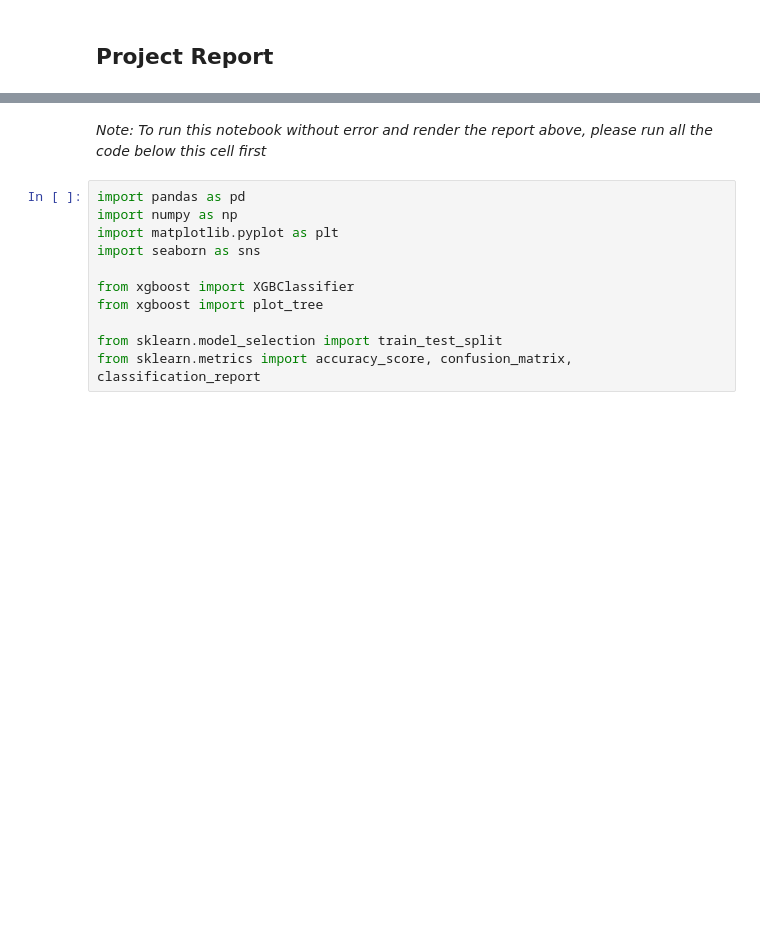
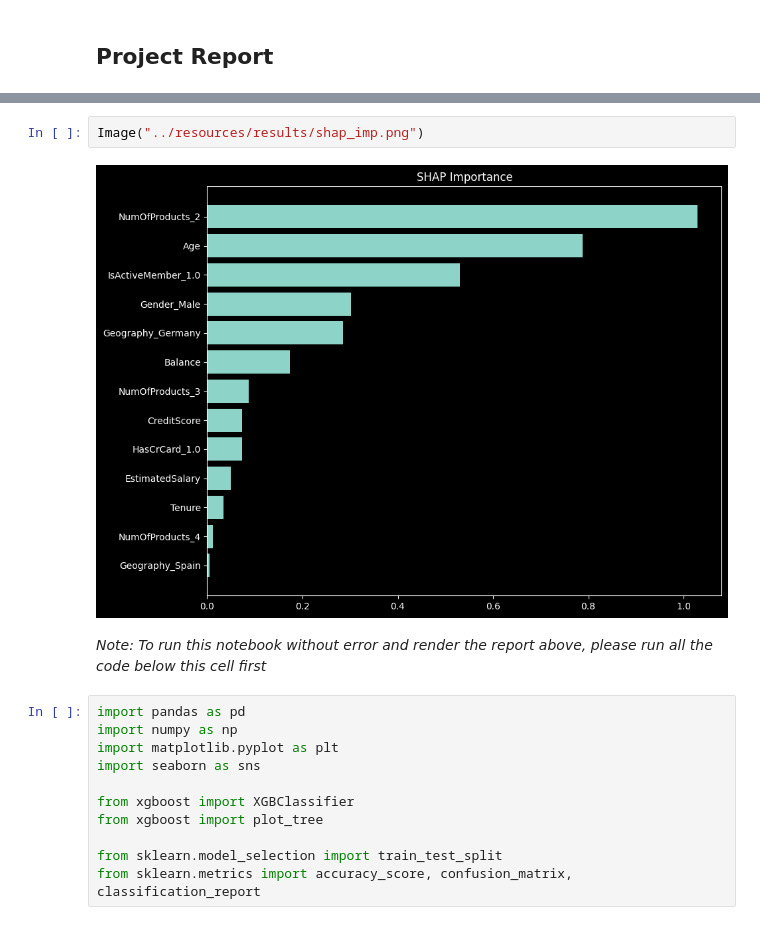
Before and after one commit to analytics-portfolio/Churn-Predictive-Model, a Jupyter notebook: notebooks/ml.ipynb, the cells around one changed output, grey strips where cells are left out. Drawn from its saved outputs; the diff is of its cells as text; blank space fills up the shorter version.

```diff
--- a/notebooks/ml.ipynb
+++ b/notebooks/ml.ipynb
@@ -3,3 +27,7 @@
+# %%
+Image("../resources/results/shap_imp.png")
+# %% [output]
+[figure, added]
 # %% [markdown]
 *Note: To run this notebook without error and render the report above, please run all the code below this cell first*
 # %%
```
Also changed, not shown: parts of 33 cells of this notebook.
